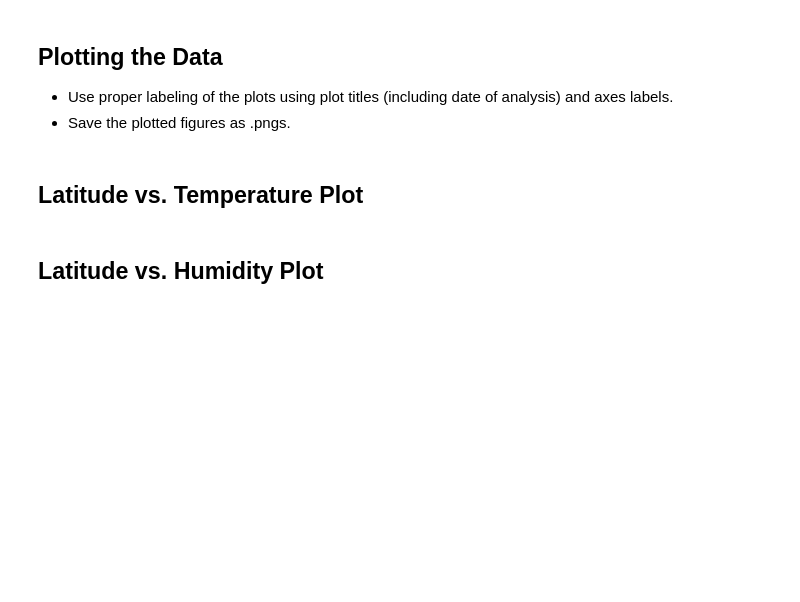
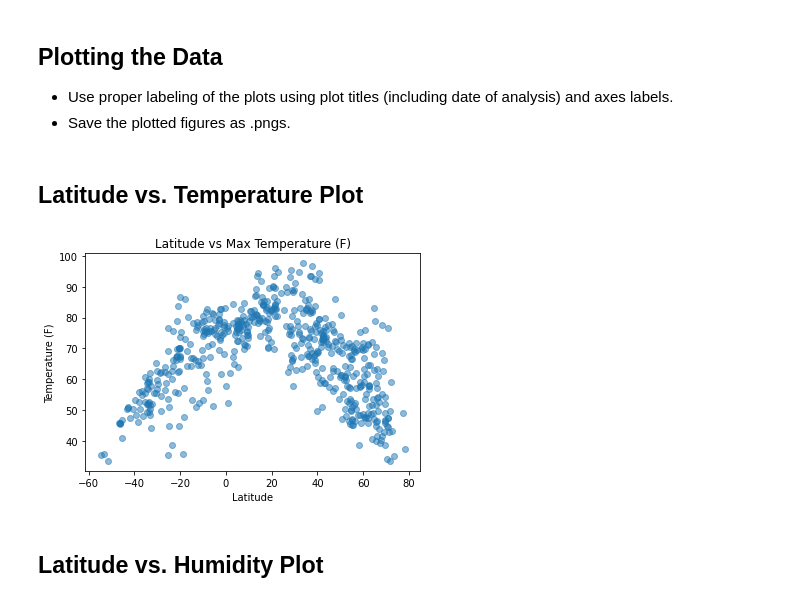
Before and after one commit to tritchlin/python-api-challenge, a Jupyter notebook: starter_code/WeatherPy.ipynb, the cells around one changed output. Drawn from its saved outputs; the diff is of its cells as text; code cells hidden in the pictures; blank space fills up the shorter version.

```diff
--- a/starter_code/WeatherPy.ipynb
+++ b/starter_code/WeatherPy.ipynb
@@ -140,15 +116,19 @@ Name: City, Length: 615, dtype: object
 # %%
+# Perform a weather check on each city using a series of successive API calls.
+
 city = cities_imported["City"]
-city_info_df=pd.DataFrame(columns=["ID","Lat","Long","Max Temp","Humidity","Cloudiness","Wind","Country","Date"],index=city)
+citydata_df=pd.DataFrame(columns=["ID","Lat","Long","Max Temp","Humidity","Cloudiness","Wind","Country","Date"],index=city)
+weather_response_list = []
 
 for row in cities_imported["City"]:
 
     base_url = "http://api.openweathermap.org/data/2.5/weather?"
     city = row
-    query_url = base_url + "appid=" + weather_api_key + "&q=" + city
+    query_url = base_url + "appid=" + weather_api_key + "&q=" + city + "&units=imperial"
     weather_response = requests.get(query_url).json()
+    if weather_response['cod'] != 200:
+        continue
 
-    city_id = weather_response['id']
     lat = weather_response['coord']['lat']
     lng = weather_response['coord']['lon']
     max_temp = weather_response['main']['temp_max']
@@ -156,9 +136,12 @@ for row in cities_imported["City"]:
     cloudiness = weather_response['clouds']['all']
     wind_speed = weather_response['wind']['speed']
     country = weather_response['sys']['country']
-    date_info =weather_response['dt']
+    city_id = weather_response['id']
+    date_info =time.ctime(weather_response['dt'])
 
-    city_info_df.loc[city]=[city_id,lat,lng,max_temp,humidity,cloudiness,wind_speed,country,date_info]
+    citydata_df.loc[city]=[city_id,lat,lng,max_temp,humidity,cloudiness,wind_speed,country,date_info]
 
-print(city_info_df)
+citydata_df.dropna(inplace=True)
+
+print(citydata_df)
 # %% [output]
@@ -316,3 +183,5 @@ Skip this step if there are no cities that have humidity > 100%.
 # %%
 # Make a new DataFrame equal to the city data to drop all humidity outliers by index.
 # Passing "inplace=False" will make a copy of the city_data DataFrame, which we call "clean_city_data".
+clean_city_data = citydata_df
+print(clean_city_data)
@@ -322,5 +209,16 @@ Skip this step if there are no cities that have humidity > 100%.
 * Save the plotted figures as .pngs.
 # %% [markdown]
 ## Latitude vs. Temperature Plot
+# %%
+x_values = clean_city_data["Lat"]
+y_values = clean_city_data["Max Temp"]
+plt.xlabel("Latitude")
+plt.ylabel("Temperature (F)")
+plt.title("Latitude vs Max Temperature (F)")
+
+plt.scatter(x_values, y_values, alpha=0.5)
+plt.show()
+# %% [output]
+[figure, added]
 # %% [markdown]
 ## Latitude vs. Humidity Plot
```
Also changed, not shown: parts of 21 cells of this notebook, 1 other file.
